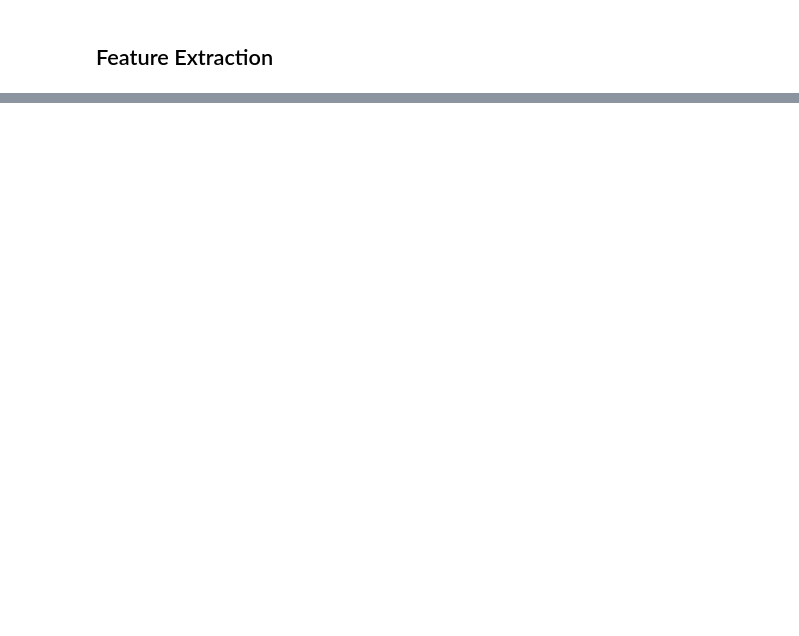
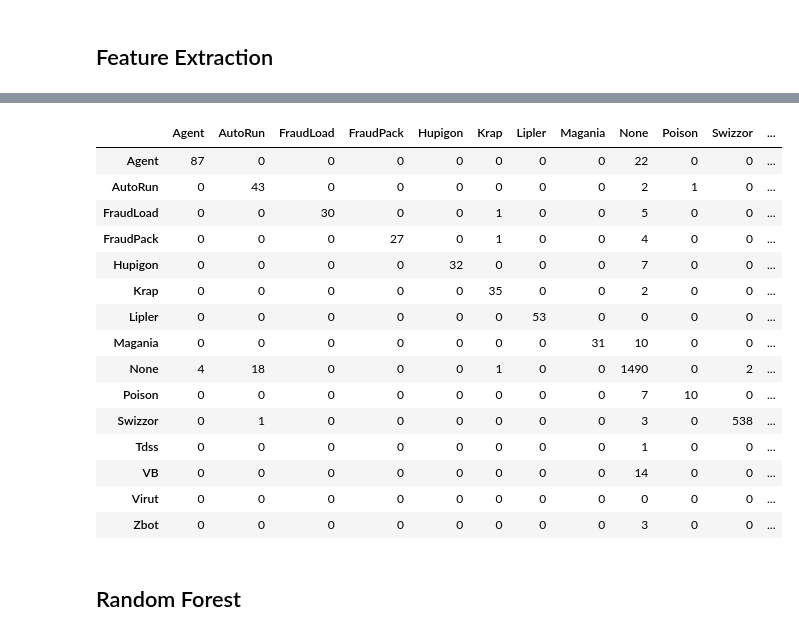
Before and after one commit to sbuschbach/CS181-practical2-SDL, a Jupyter notebook: dana_workspace.ipynb, the cells around one changed output, grey strips where cells are left out. Cells and saved outputs as stored; diff of their text form; code cells hidden in the pictures; blank space fills up the shorter version.

```diff
--- a/dana_workspace.ipynb
+++ b/dana_workspace.ipynb
@@ -114,0 +526,22 @@ Classes (training set):
+# %%
+# Confusion Matrix - SEP
+pd.DataFrame(confusion_matrix(t_train, VERIFY1),columns=util.malware_classes,index=util.malware_classes)
+# %% [output]
+|  | Agent | AutoRun | FraudLoad | FraudPack | Hupigon | Krap | Lipler | Magania | None | Poison | Swizzor | ... |
+| Agent | 87 | 0 | 0 | 0 | 0 | 0 | 0 | 0 | 22 | 0 | 0 | ... |
+| AutoRun | 0 | 43 | 0 | 0 | 0 | 0 | 0 | 0 | 2 | 1 | 0 | ... |
+| FraudLoad | 0 | 0 | 30 | 0 | 0 | 1 | 0 | 0 | 5 | 0 | 0 | ... |
+| FraudPack | 0 | 0 | 0 | 27 | 0 | 1 | 0 | 0 | 4 | 0 | 0 | ... |
+| Hupigon | 0 | 0 | 0 | 0 | 32 | 0 | 0 | 0 | 7 | 0 | 0 | ... |
+| Krap | 0 | 0 | 0 | 0 | 0 | 35 | 0 | 0 | 2 | 0 | 0 | ... |
+| Lipler | 0 | 0 | 0 | 0 | 0 | 0 | 53 | 0 | 0 | 0 | 0 | ... |
+| Magania | 0 | 0 | 0 | 0 | 0 | 0 | 0 | 31 | 10 | 0 | 0 | ... |
+| None | 4 | 18 | 0 | 0 | 0 | 1 | 0 | 0 | 1490 | 0 | 2 | ... |
+| Poison | 0 | 0 | 0 | 0 | 0 | 0 | 0 | 0 | 7 | 10 | 0 | ... |
+| Swizzor | 0 | 1 | 0 | 0 | 0 | 0 | 0 | 0 | 3 | 0 | 538 | ... |
+| Tdss | 0 | 0 | 0 | 0 | 0 | 0 | 0 | 0 | 1 | 0 | 0 | ... |
+| VB | 0 | 0 | 0 | 0 | 0 | 0 | 0 | 0 | 14 | 0 | 0 | ... |
+| Virut | 0 | 0 | 0 | 0 | 0 | 0 | 0 | 0 | 0 | 0 | 0 | ... |
+| Zbot | 0 | 0 | 0 | 0 | 0 | 0 | 0 | 0 | 3 | 0 | 0 | ... |
+# %% [markdown]
+## Random Forest
```
Also changed, not shown: parts of 32 cells of this notebook.
